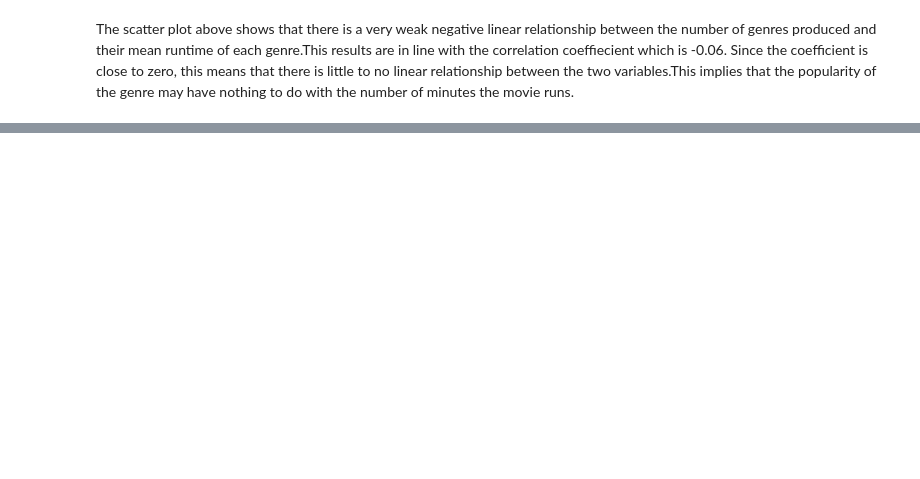
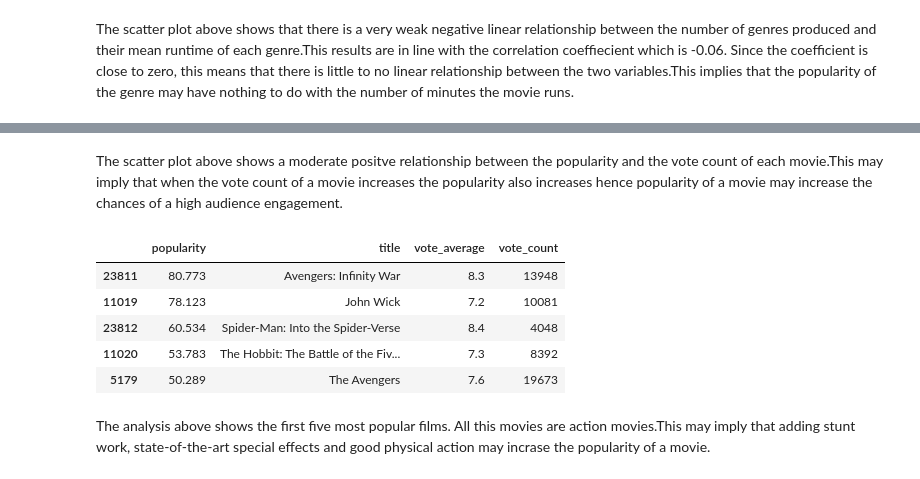
Before and after one commit to KimberlyWairimu/Project-Phase-1, a Jupyter notebook: My_project_1_jupyter_notebook.ipynb, the cells around one changed output, grey strips where cells are left out. Cells and saved outputs as stored; diff of their text form; code cells hidden in the pictures; blank space fills up the shorter version.

```diff
--- a/My_project_1_jupyter_notebook.ipynb
+++ b/My_project_1_jupyter_notebook.ipynb
@@ -420,0 +440,16 @@ The scatter plot above shows that there is a very weak negative linear relations
+# %% [markdown]
+The scatter plot above shows a moderate positve relationship between the popularity and the vote count of each movie.This may imply that when the vote count of a movie increases the popularity also increases hence popularity of a movie may increase the chances of a high audience engagement.
+# %%
+# sorting the movie dataframe by popularity
+
+sorted_df = movies.sort_values("popularity" , ascending = False)
+sorted_df.head()
+# %% [output]
+|  | popularity | title | vote_average | vote_count |
+| 23811 | 80.773 | Avengers: Infinity War | 8.3 | 13948 |
+| 11019 | 78.123 | John Wick | 7.2 | 10081 |
+| 23812 | 60.534 | Spider-Man: Into the Spider-Verse | 8.4 | 4048 |
+| 11020 | 53.783 | The Hobbit: The Battle of the Fiv... | 7.3 | 8392 |
+| 5179 | 50.289 | The Avengers | 7.6 | 19673 |
+# %% [markdown]
+The analysis above shows the first five most popular films. All this movies are action movies.This may imply that adding stunt work, state-of-the-art special effects and good physical action may incrase the popularity of a movie.
```
Also changed, not shown: parts of 4 cells of this notebook.
